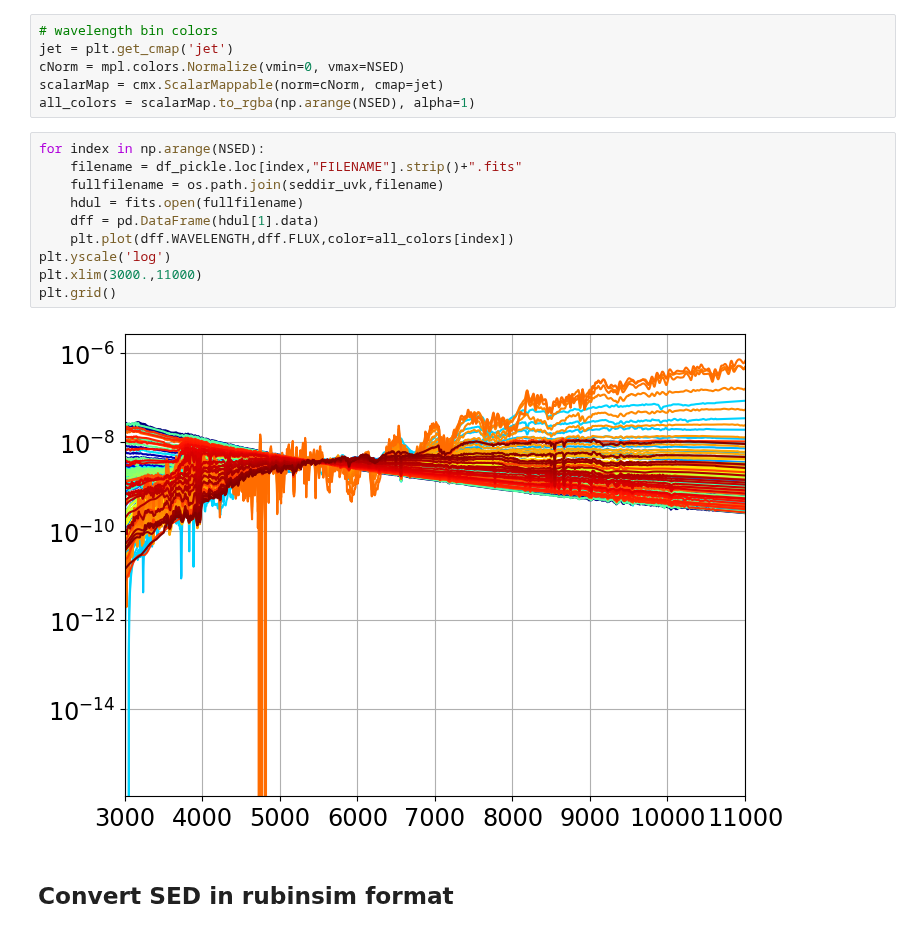
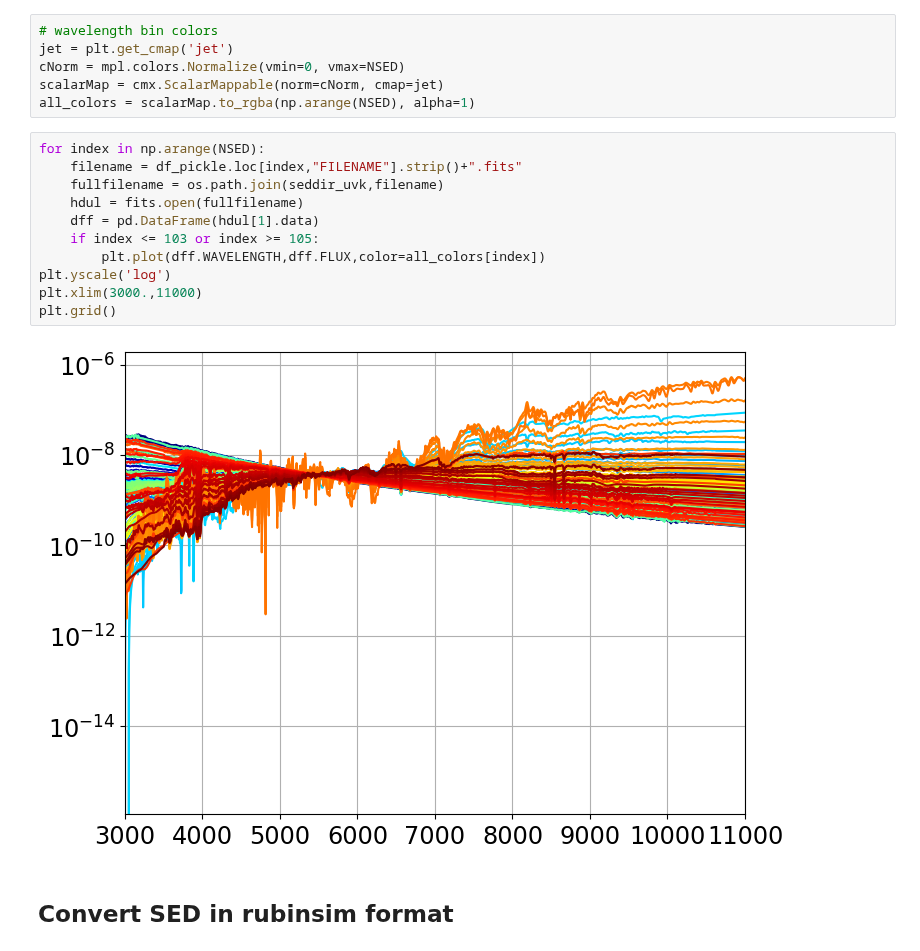
Before and after one commit to sylvielsstfr/RubinLSSTPhotometricCorrTuto, a Jupyter notebook: notebooks/06_SEDPicklesColors/ComputeMagnitudesPickles_auxtelSDSSfilters.ipynb, the cells around one changed output. Saved outputs shown, nothing was run; the diff lists cells and outputs as text.

```diff
--- a/notebooks/06_SEDPicklesColors/ComputeMagnitudesPickles_auxtelSDSSfilters.ipynb
+++ b/notebooks/06_SEDPicklesColors/ComputeMagnitudesPickles_auxtelSDSSfilters.ipynb
@@ -285,15 +285,16 @@ all_colors = scalarMap.to_rgba(np.arange(NSED), alpha=1)
 # %%
 for index in np.arange(NSED):
     filename = df_pickle.loc[index,"FILENAME"].strip()+".fits"
     fullfilename = os.path.join(seddir_uvk,filename)
     hdul = fits.open(fullfilename)
     dff = pd.DataFrame(hdul[1].data)
-    plt.plot(dff.WAVELENGTH,dff.FLUX,color=all_colors[index])
+    if index <= 103 or index >= 105:
+        plt.plot(dff.WAVELENGTH,dff.FLUX,color=all_colors[index])
 plt.yscale('log')
 plt.xlim(3000.,11000)
 plt.grid()
 # %% [output]
-[figure, old version]
+[figure, new version]
 # %% [markdown]
 ## Convert SED in rubinsim format
 # %%
```
Also changed, not shown: parts of 10 cells of this notebook.
